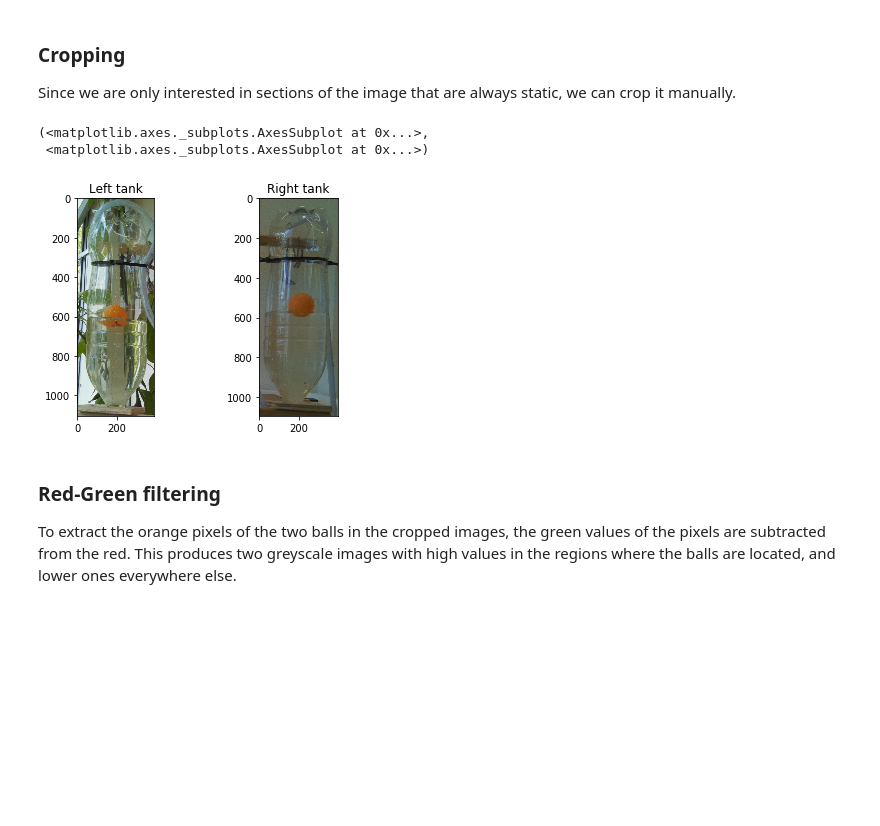
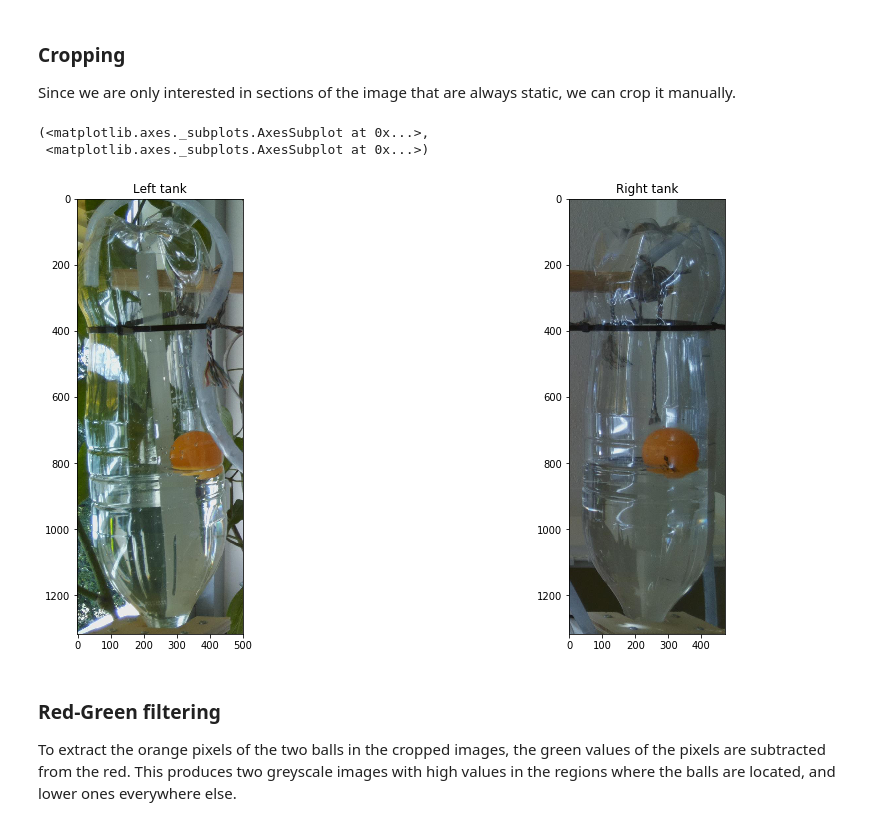
Before and after one commit to crestdsl/CREST, a Jupyter notebook: ImageRecognition.ipynb, the cells around one changed output. Saved outputs shown, nothing was run; the diff lists cells and outputs as text; code cells hidden in the pictures; blank space fills up the shorter version.

Commit message:
Update ImageRecognition notebook, changed images

```diff
--- a/ImageRecognition.ipynb
+++ b/ImageRecognition.ipynb
@@ -22,6 +22,9 @@ imgpath = "files/system_image.jpg"
 # Read the image into a numpy array:
 image = imageio.imread(imgpath)
 
+%pylab inline
+pylab.rcParams['figure.figsize'] = (16, 8)
+
 # image is a three-dimensional array (x-coordinates, y-coordinates, colours).
 # Use `image.view()` to get a glimpse of what it looks like, or use pyplot to
 # display the image:
@@ -49,23 +53,23 @@ def plot(left, right, cmap=None):
 Since we are only interested in sections of the image that are always static, we can crop it manually.
 # %%
 # These values were manually detected.
-left_crop = dict(topleft=(330,96), bottomright=(720,1200))
-right_crop = dict(topleft=(2015,240), bottomright=(2410,1335))
+left_crop = dict(topleft=(0,295), bottomright=(500,1612))
+right_crop = dict(topleft=(2120,344), bottomright=(2592,1661))
 
 # We crop the image using the coordinates above to get two cropped sections
 # containing the water tanks in the system.
 cropped_image_left = image[left_crop["topleft"][1]:left_crop["bottomright"][1],
                         left_crop["topleft"][0]:left_crop["bottomright"][0], :]
 
 cropped_image_right = image[right_crop["topleft"][1]:right_crop["bottomright"][1],
                         right_crop["topleft"][0]:right_crop["bottomright"][0], :]
 
 # We plot the cropped sections.
 plot(cropped_image_left, cropped_image_right)
 # %% [output]
 (<matplotlib.axes._subplots.AxesSubplot at 0x...>,
  <matplotlib.axes._subplots.AxesSubplot at 0x...>)
-[figure, old version]
+[figure, new version]
 # %% [markdown]
 ### Red-Green filtering
 To extract the orange pixels of the two balls in the cropped images, the green values of the pixels are subtracted from the red. This produces two greyscale images with high values in the regions where the balls are located, and lower ones everywhere else.
```
Also changed, not shown: parts of 5 cells of this notebook, 6 other files.
